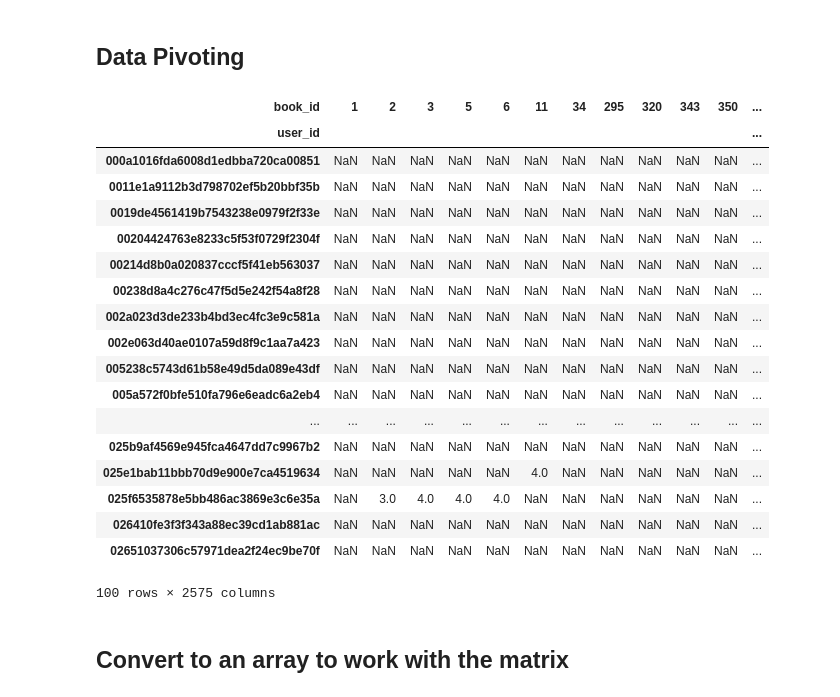
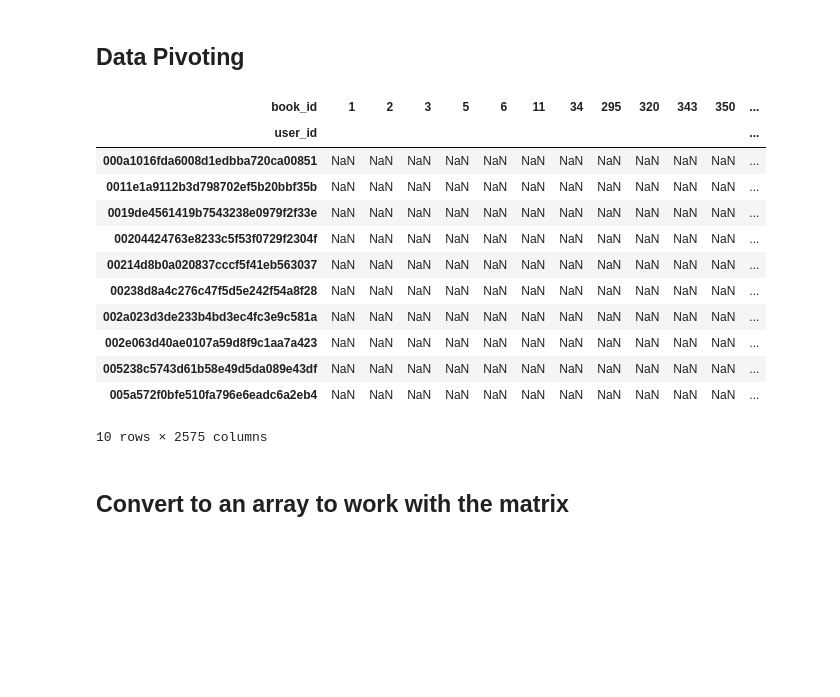
Before and after one commit to carmen-martin/recommender-systems, a Jupyter notebook: FW_GoodReads_recommender.ipynb, the cells around one changed output. Drawn from its saved outputs; the diff is of its cells as text; code cells hidden in the pictures; blank space fills up the shorter version.

```diff
--- a/FW_GoodReads_recommender.ipynb
+++ b/FW_GoodReads_recommender.ipynb
@@ -80,27 +80,21 @@ df.shape
 ## Data Pivoting
 # %%
 df = pd.pivot_table(df, columns="book_id", index="user_id", values="rating")
-df.head(100)
+df.head(10)
 # %% [output]
 | book_id | 1 | 2 | 3 | 5 | 6 | 11 | 34 | 295 | 320 | 343 | 350 | ... |
 | user_id |  |  |  |  |  |  |  |  |  |  |  | ... |
 | 000a1016fda6008d1edbba720ca00851 | NaN | NaN | NaN | NaN | NaN | NaN | NaN | NaN | NaN | NaN | NaN | ... |
 | 0011e1a9112b3d798702ef5b20bbf35b | NaN | NaN | NaN | NaN | NaN | NaN | NaN | NaN | NaN | NaN | NaN | ... |
 | 0019de4561419b7543238e0979f2f33e | NaN | NaN | NaN | NaN | NaN | NaN | NaN | NaN | NaN | NaN | NaN | ... |
 | 00204424763e8233c5f53f0729f2304f | NaN | NaN | NaN | NaN | NaN | NaN | NaN | NaN | NaN | NaN | NaN | ... |
 | 00214d8b0a020837cccf5f41eb563037 | NaN | NaN | NaN | NaN | NaN | NaN | NaN | NaN | NaN | NaN | NaN | ... |
 | 00238d8a4c276c47f5d5e242f54a8f28 | NaN | NaN | NaN | NaN | NaN | NaN | NaN | NaN | NaN | NaN | NaN | ... |
 | 002a023d3de233b4bd3ec4fc3e9c581a | NaN | NaN | NaN | NaN | NaN | NaN | NaN | NaN | NaN | NaN | NaN | ... |
 | 002e063d40ae0107a59d8f9c1aa7a423 | NaN | NaN | NaN | NaN | NaN | NaN | NaN | NaN | NaN | NaN | NaN | ... |
 | 005238c5743d61b58e49d5da089e43df | NaN | NaN | NaN | NaN | NaN | NaN | NaN | NaN | NaN | NaN | NaN | ... |
 | 005a572f0bfe510fa796e6eadc6a2eb4 | NaN | NaN | NaN | NaN | NaN | NaN | NaN | NaN | NaN | NaN | NaN | ... |
-| ... | ... | ... | ... | ... | ... | ... | ... | ... | ... | ... | ... | ... |
-| 025b9af4569e945fca4647dd7c9967b2 | NaN | NaN | NaN | NaN | NaN | NaN | NaN | NaN | NaN | NaN | NaN | ... |
-| 025e1bab11bbb70d9e900e7ca4519634 | NaN | NaN | NaN | NaN | NaN | 4.0 | NaN | NaN | NaN | NaN | NaN | ... |
-| 025f6535878e5bb486ac3869e3c6e35a | NaN | 3.0 | 4.0 | 4.0 | 4.0 | NaN | NaN | NaN | NaN | NaN | NaN | ... |
-| 026410fe3f3f343a88ec39cd1ab881ac | NaN | NaN | NaN | NaN | NaN | NaN | NaN | NaN | NaN | NaN | NaN | ... |
-| 02651037306c57971dea2f24ec9be70f | NaN | NaN | NaN | NaN | NaN | NaN | NaN | NaN | NaN | NaN | NaN | ... |
-100 rows × 2575 columns
+10 rows × 2575 columns
 # %% [markdown]
 ## Convert to an array to work with the matrix
 # %%
```
Also changed, not shown: parts of 5 cells of this notebook.
